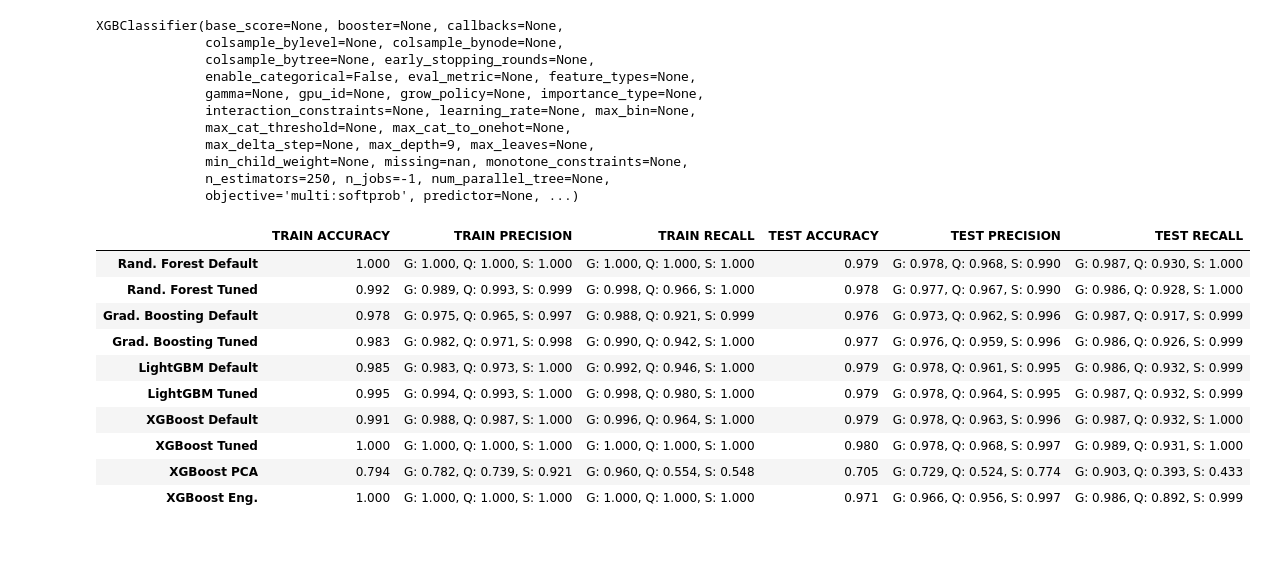
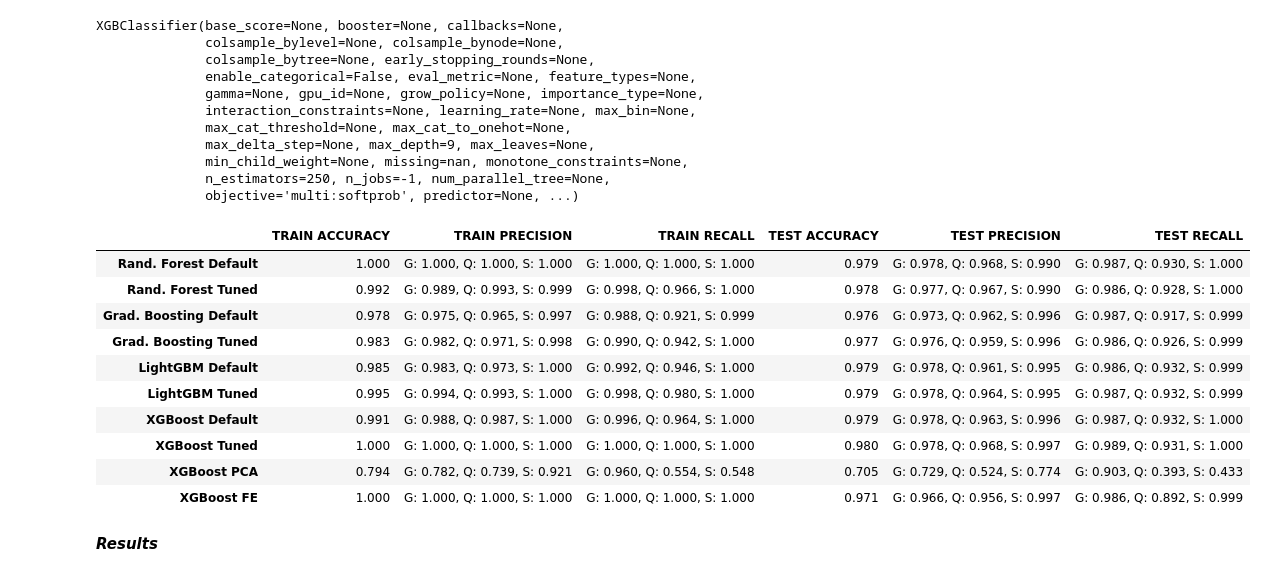
Before and after one commit to john-a-dixon/stellar-object-classification, a Jupyter notebook: stellar.ipynb, the cells around one changed output. Saved outputs shown, nothing was run; the diff lists cells and outputs as text; code cells hidden in the pictures; blank space fills up the shorter version.

```diff
--- a/stellar.ipynb
+++ b/stellar.ipynb
@@ -770,21 +770,23 @@ XGBClassifier(base_score=None, booster=None, callbacks=None,
 # %%
 # Perform predictions on both of these sets, but do it this way because XGBoost is odd
 y_train_preds = xgbc_tuned_engineered.predict(X_train)
 y_train_preds = pd.Series(y_train_preds).map({0: "GALAXY", 1: "QSO", 2: "STAR"})
 y_test_preds = xgbc_tuned_engineered.predict(X_test)
 y_test_preds = pd.Series(y_test_preds).map({0: "GALAXY", 1: "QSO", 2: "STAR"})
 
-metrics_df = pd.concat([metrics_df, metrics(y_train, y_train_preds, y_test, y_test_preds, "XGBoost Eng.")])
+metrics_df = pd.concat([metrics_df, metrics(y_train, y_train_preds, y_test, y_test_preds, "XGBoost FE")])
 metrics_df
 # %% [output]
 |  | TRAIN ACCURACY | TRAIN PRECISION | TRAIN RECALL | TEST ACCURACY | TEST PRECISION | TEST RECALL |
 | Rand. Forest Default | 1.000 | G: 1.000, Q: 1.000, S: 1.000 | G: 1.000, Q: 1.000, S: 1.000 | 0.979 | G: 0.978, Q: 0.968, S: 0.990 | G: 0.987, Q: 0.930, S: 1.000 |
 | Rand. Forest Tuned | 0.992 | G: 0.989, Q: 0.993, S: 0.999 | G: 0.998, Q: 0.966, S: 1.000 | 0.978 | G: 0.977, Q: 0.967, S: 0.990 | G: 0.986, Q: 0.928, S: 1.000 |
 | Grad. Boosting Default | 0.978 | G: 0.975, Q: 0.965, S: 0.997 | G: 0.988, Q: 0.921, S: 0.999 | 0.976 | G: 0.973, Q: 0.962, S: 0.996 | G: 0.987, Q: 0.917, S: 0.999 |
 | Grad. Boosting Tuned | 0.983 | G: 0.982, Q: 0.971, S: 0.998 | G: 0.990, Q: 0.942, S: 1.000 | 0.977 | G: 0.976, Q: 0.959, S: 0.996 | G: 0.986, Q: 0.926, S: 0.999 |
 | LightGBM Default | 0.985 | G: 0.983, Q: 0.973, S: 1.000 | G: 0.992, Q: 0.946, S: 1.000 | 0.979 | G: 0.978, Q: 0.961, S: 0.995 | G: 0.986, Q: 0.932, S: 0.999 |
 | LightGBM Tuned | 0.995 | G: 0.994, Q: 0.993, S: 1.000 | G: 0.998, Q: 0.980, S: 1.000 | 0.979 | G: 0.978, Q: 0.964, S: 0.995 | G: 0.987, Q: 0.932, S: 0.999 |
 | XGBoost Default | 0.991 | G: 0.988, Q: 0.987, S: 1.000 | G: 0.996, Q: 0.964, S: 1.000 | 0.979 | G: 0.978, Q: 0.963, S: 0.996 | G: 0.987, Q: 0.932, S: 1.000 |
 | XGBoost Tuned | 1.000 | G: 1.000, Q: 1.000, S: 1.000 | G: 1.000, Q: 1.000, S: 1.000 | 0.980 | G: 0.978, Q: 0.968, S: 0.997 | G: 0.989, Q: 0.931, S: 1.000 |
 | XGBoost PCA | 0.794 | G: 0.782, Q: 0.739, S: 0.921 | G: 0.960, Q: 0.554, S: 0.548 | 0.705 | G: 0.729, Q: 0.524, S: 0.774 | G: 0.903, Q: 0.393, S: 0.433 |
-| XGBoost Eng. | 1.000 | G: 1.000, Q: 1.000, S: 1.000 | G: 1.000, Q: 1.000, S: 1.000 | 0.971 | G: 0.966, Q: 0.956, S: 0.997 | G: 0.986, Q: 0.892, S: 0.999 |
+| XGBoost FE | 1.000 | G: 1.000, Q: 1.000, S: 1.000 | G: 1.000, Q: 1.000, S: 1.000 | 0.971 | G: 0.966, Q: 0.956, S: 0.997 | G: 0.986, Q: 0.892, S: 0.999 |
+# %% [markdown]
+**_Results_**
```
